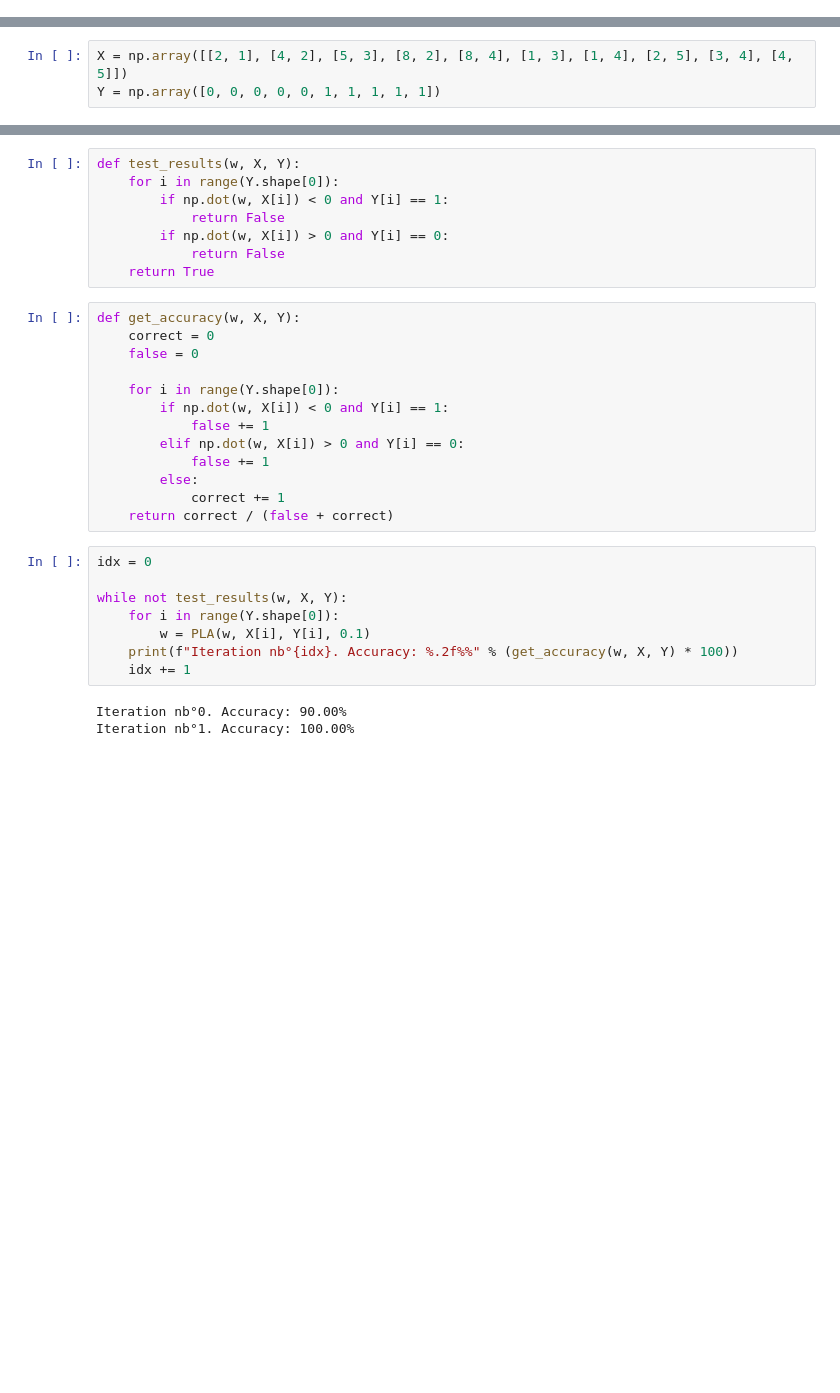
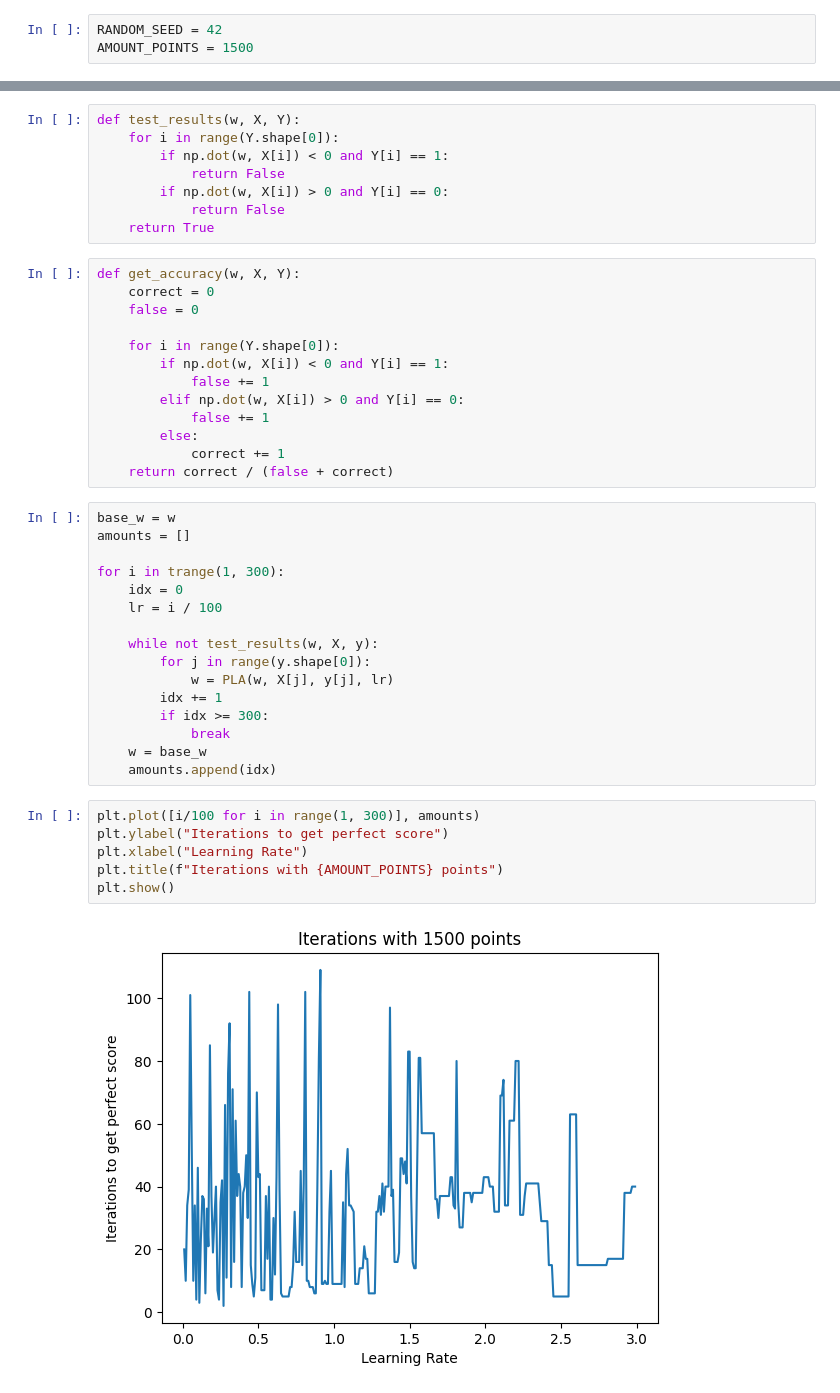
Before and after one commit to martonroux/perceptron-project, a Jupyter notebook: first_test.ipynb, the cells around one changed output, grey strips where cells are left out. Cells and saved outputs as stored; diff of their text form; blank space fills up the shorter version.

```diff
--- a/first_test.ipynb
+++ b/first_test.ipynb
@@ -7,3 +6,6 @@ Intel MKL WARNING: Support of Intel(R) Streaming SIMD Extensions 4.2 (Intel(R) S
+# %%
+RANDOM_SEED = 42
+AMOUNT_POINTS = 1500
 # %%
 def PLA(w: np.ndarray[np.float16], x: np.ndarray[np.float16], label: int, lr: float) -> np.ndarray[np.float16]:
     if label == 0:
@@ -14,6 +16,3 @@ def PLA(w: np.ndarray[np.float16], x: np.ndarray[np.float16], label: int, lr: fl
         if np.dot(w, x) > 0:
             return w
         return w + lr * x
-# %%
-X = np.array([[2, 1], [4, 2], [5, 3], [8, 2], [8, 4], [1, 3], [1, 4], [2, 5], [3, 4], [4, 5]])
-Y = np.array([0, 0, 0, 0, 0, 1, 1, 1, 1, 1])
@@ -41,16 +81,29 @@ def get_accuracy(w, X, Y):
             correct += 1
     return correct / (false + correct)
 # %%
-idx = 0
+base_w = w
+amounts = []
 
-while not test_results(w, X, Y):
-    for i in range(Y.shape[0]):
-        w = PLA(w, X[i], Y[i], 0.1)
-    print(f"Iteration nb°{idx}. Accuracy: %.2f%%" % (get_accuracy(w, X, Y) * 100))
-    idx += 1
+for i in trange(1, 300):
+    idx = 0
+    lr = i / 100
+
+    while not test_results(w, X, y):
+        for j in range(y.shape[0]):
+            w = PLA(w, X[j], y[j], lr)
+        idx += 1
+        if idx >= 300:
+            break
+    w = base_w
+    amounts.append(idx)
-# %% [output]
-Iteration nb°0. Accuracy: 90.00%
-Iteration nb°1. Accuracy: 100.00%
+# %%
+plt.plot([i/100 for i in range(1, 300)], amounts)
+plt.ylabel("Iterations to get perfect score")
+plt.xlabel("Learning Rate")
+plt.title(f"Iterations with {AMOUNT_POINTS} points")
+plt.show()
+# %% [output]
+[figure, added]
 # %%
 fig, ax = plt.subplots()
 
```
Also changed, not shown: parts of 8 cells of this notebook.
